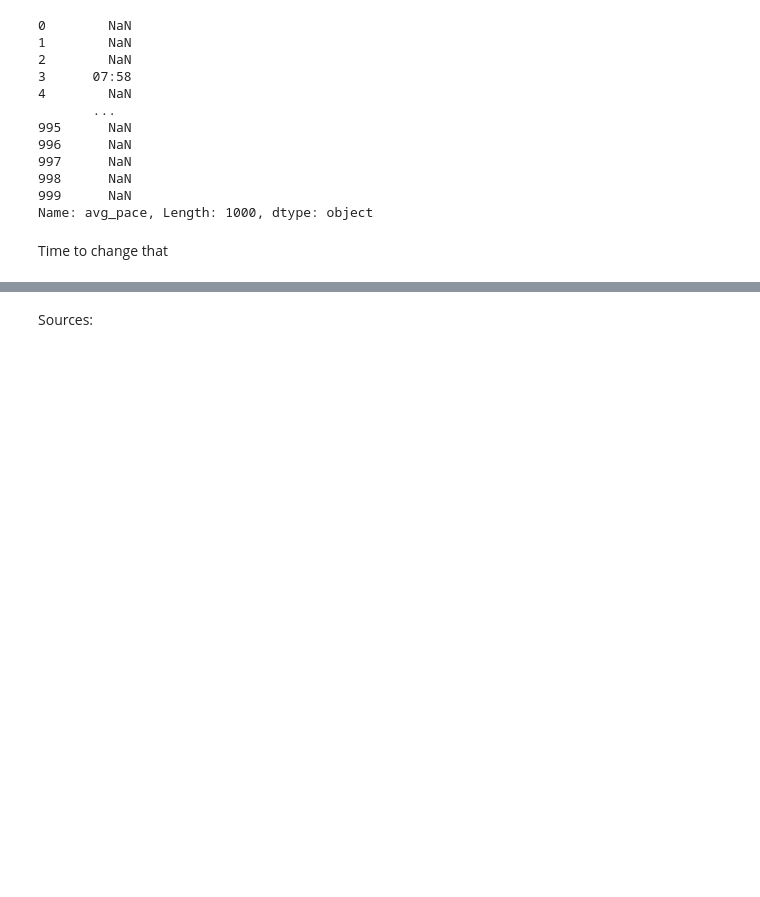
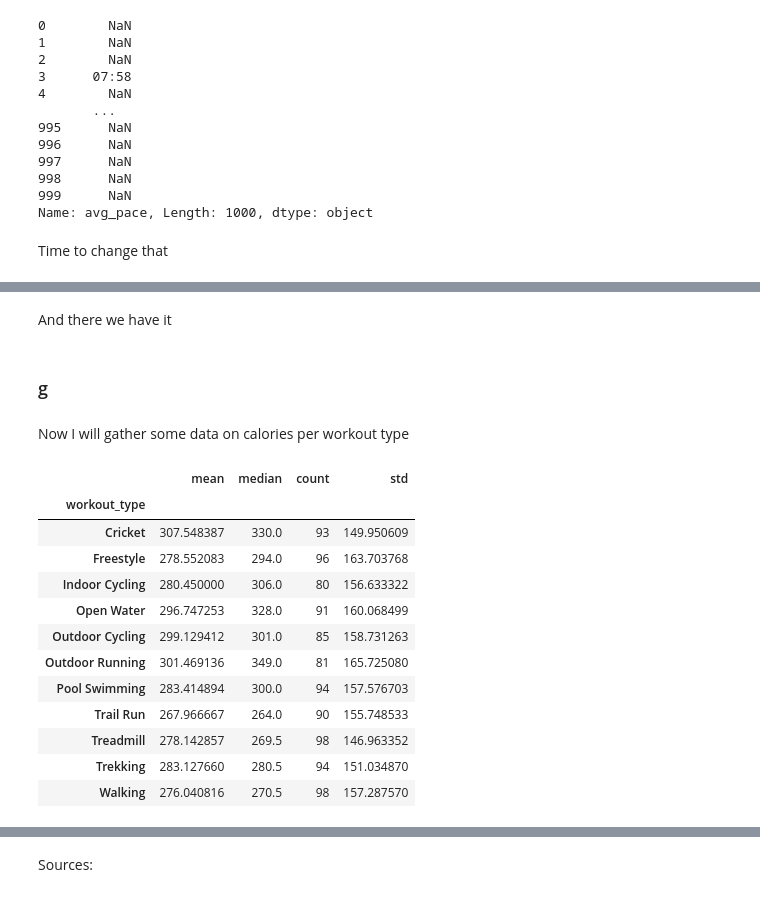
Before and after one commit to BrendenLatham/Data_Viz, a Jupyter notebook: Exam2.ipynb, the cells around one changed output, grey strips where cells are left out. Saved outputs shown, nothing was run; the diff lists cells and outputs as text; code cells hidden in the pictures; blank space fills up the shorter version.

```diff
--- a/Exam2.ipynb
+++ b/Exam2.ipynb
@@ -148,3 +147,0 @@ To make this easier I will also change all the NaN's to 00:00 first
-# %%
-df['avg_pace'] = df['avg_pace'].fillna(value = '00:00')
-df['avg_pace']
@@ -182,0 +169,3 @@ Name: avg_pace, Length: 1000, dtype: float64
+# %%
+df['avg_pace'] = df['avg_pace'].fillna(value = df['avg_pace'].mean())
+df['avg_pace']
@@ -182,0 +187,6 @@ Name: avg_pace, Length: 1000, dtype: float64
+# %%
+for i in range(0,len(df['avg_pace']),1):
+  dec = df['avg_pace'][i]%1
+  dec = dec/.6
+  df['avg_pace'][i] = trunc(df['avg_pace'][i])+dec
+df['avg_pace']
@@ -182,0 +206,22 @@ Name: avg_pace, Length: 1000, dtype: float64
+# %% [markdown]
+And there we have it
+# %% [markdown]
+### g
+# %% [markdown]
+Now I will gather some data on calories per workout type
+# %%
+df.groupby(by='workout_type').agg(['mean','median','count','std'])['calories']
+# %% [output]
+|  | mean | median | count | std |
+| workout_type |  |  |  |  |
+| Cricket | 307.548387 | 330.0 | 93 | 149.950609 |
+| Freestyle | 278.552083 | 294.0 | 96 | 163.703768 |
+| Indoor Cycling | 280.450000 | 306.0 | 80 | 156.633322 |
+| Open Water | 296.747253 | 328.0 | 91 | 160.068499 |
+| Outdoor Cycling | 299.129412 | 301.0 | 85 | 158.731263 |
+| Outdoor Running | 301.469136 | 349.0 | 81 | 165.725080 |
+| Pool Swimming | 283.414894 | 300.0 | 94 | 157.576703 |
+| Trail Run | 267.966667 | 264.0 | 90 | 155.748533 |
+| Treadmill | 278.142857 | 269.5 | 98 | 146.963352 |
+| Trekking | 283.127660 | 280.5 | 94 | 151.034870 |
+| Walking | 276.040816 | 270.5 | 98 | 157.287570 |
```
Also changed, not shown: parts of 42 cells of this notebook.
